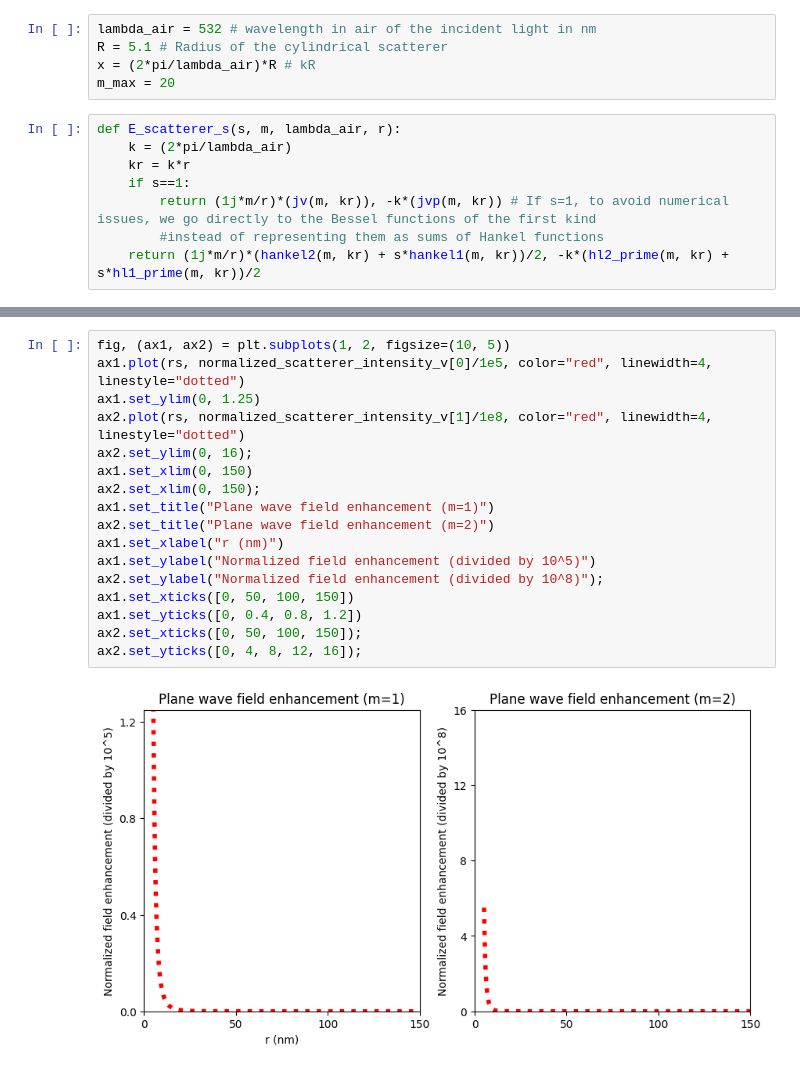
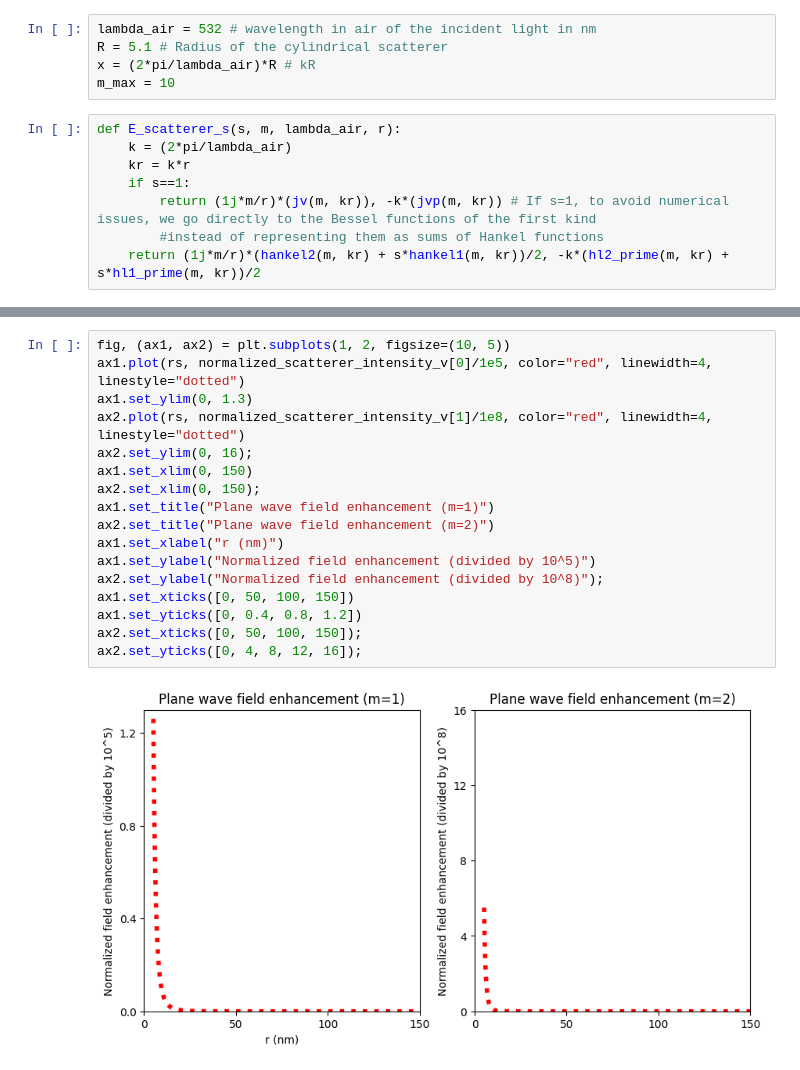
Before and after one commit to AliGhorashiCMT/Coherent-Perfect-Absorption, a Jupyter notebook: cylinders/Passive sink plane waves and time domain.ipynb, the cells around one changed output, grey strips where cells are left out. Drawn from its saved outputs; the diff is of its cells as text.

```diff
--- a/cylinders/Passive sink plane waves and time domain.ipynb
+++ b/cylinders/Passive sink plane waves and time domain.ipynb
@@ -55,7 +55,7 @@ ax2.set_title("Imaginary part");
 lambda_air = 532 # wavelength in air of the incident light in nm
 R = 5.1 # Radius of the cylindrical scatterer
 x = (2*pi/lambda_air)*R # kR
-m_max = 20
+m_max = 10
 # %%
 def E_scatterer_s(s, m, lambda_air, r):
     k = (2*pi/lambda_air)
@@ -107,19 +114,19 @@ for (chosen_m, epsilon_m) in zip(ms, [epsilon_m_1, epsilon_m_2]):
 # %%
 fig, (ax1, ax2) = plt.subplots(1, 2, figsize=(10, 5))
 ax1.plot(rs, normalized_scatterer_intensity_v[0]/1e5, color="red", linewidth=4, linestyle="dotted")
-ax1.set_ylim(0, 1.25)
+ax1.set_ylim(0, 1.3)
 ax2.plot(rs, normalized_scatterer_intensity_v[1]/1e8, color="red", linewidth=4, linestyle="dotted")
 ax2.set_ylim(0, 16);
 ax1.set_xlim(0, 150)
 ax2.set_xlim(0, 150);
 ax1.set_title("Plane wave field enhancement (m=1)")
 ax2.set_title("Plane wave field enhancement (m=2)")
 ax1.set_xlabel("r (nm)")
 ax1.set_ylabel("Normalized field enhancement (divided by 10^5)")
 ax2.set_ylabel("Normalized field enhancement (divided by 10^8)");
 ax1.set_xticks([0, 50, 100, 150])
 ax1.set_yticks([0, 0.4, 0.8, 1.2])
 ax2.set_xticks([0, 50, 100, 150]);
 ax2.set_yticks([0, 4, 8, 12, 16]);
 # %% [output]
-[figure, old version]
+[figure, new version]
```
Also changed, not shown: parts of 1 cell of this notebook, 1 other file.
